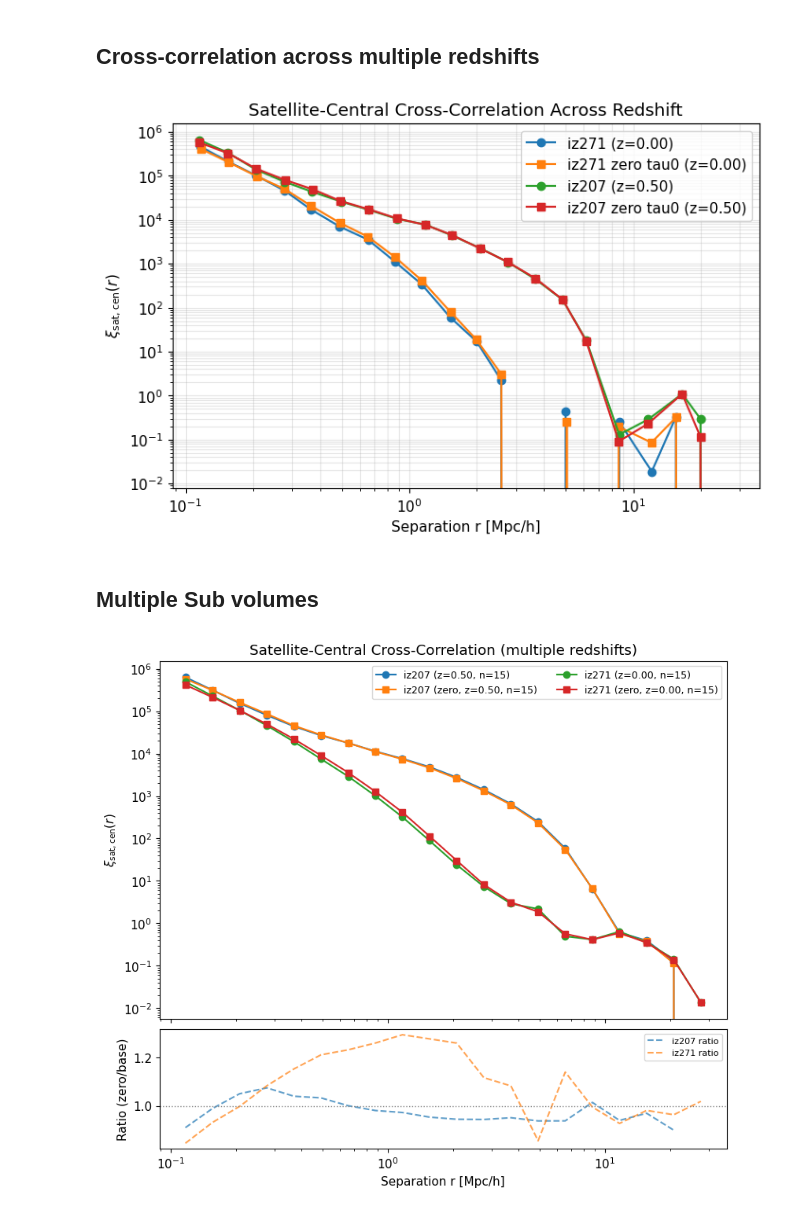
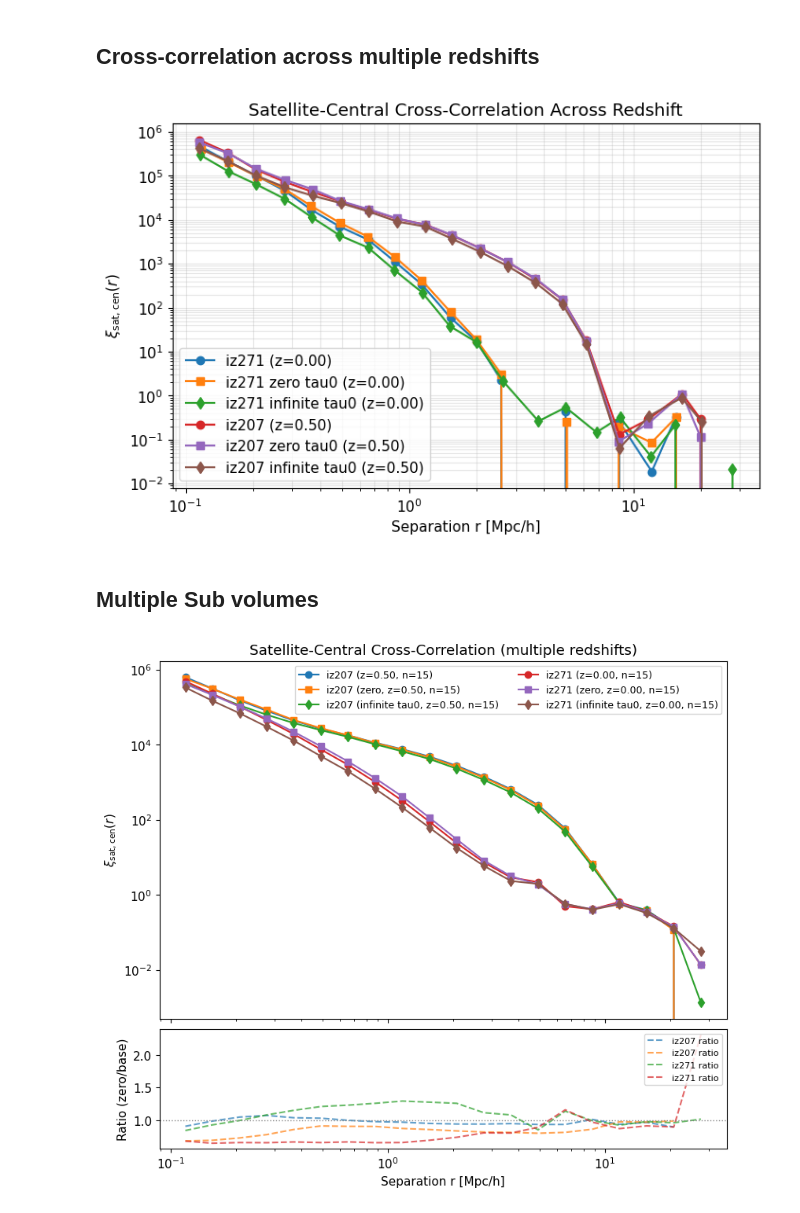
Before and after one commit to OscarHickman/galform_analysis, a Jupyter notebook: examples/dynamical_friction_timescale/satellite_cross_correlation.ipynb, the cells around one changed output. Drawn from its saved outputs; the diff is of its cells as text; code cells hidden in the pictures.

```diff
--- a/examples/dynamical_friction_timescale/satellite_cross_correlation.ipynb
+++ b/examples/dynamical_friction_timescale/satellite_cross_correlation.ipynb
@@ -116,6 +122,15 @@ for snapshot in redshifts:
     )
     res_zero = satellite_central_cross_correlation(
         zero_dir / snapshot,
+        example_ivol,
+        rbins=DEFAULT_RBINS,
+        nthreads=4,
+        satellite_stellar_mass_min=satellite_stellar_mass_min,
+        central_stellar_mass_min=central_stellar_mass_min,
+        host_halo_mass_min=host_halo_mass_min,
+    )
+    res_inf = satellite_central_cross_correlation(
+        inf_dir / snapshot,
         example_ivol,
         rbins=DEFAULT_RBINS,
         nthreads=4,
@@ -144,8 +159,19 @@ for snapshot in redshifts:
         print(f"Skipped {snapshot}: no finite xi zero")
         continue
 
+    if res_inf is None:
+        print(f"Skipped {snapshot}: no data infinite tau0")
+        continue
+    r_inf = res_inf['r'].values
+    xi_inf = res_inf['xi'].values
+    valid_inf = np.isfinite(xi_inf) & (xi_inf > -1)
+    if not np.any(valid_inf):
+        print(f"Skipped {snapshot}: no finite xi infinite tau0")
+        continue
+
     ax.loglog(r_base[valid_base], xi_base[valid_base], 'o-', label=f"{snapshot} (z={z_label})")
     ax.loglog(r_zero[valid_zero], xi_zero[valid_zero], 's-', label=f"{snapshot} zero tau0 (z={z_label})")
+    ax.loglog(r_inf[valid_inf], xi_inf[valid_inf], 'd-', label=f"{snapshot} infinite tau0 (z={z_label})")
 
 ax.set_xlabel('Separation r [Mpc/h]')
 ax.set_ylabel(r'$\xi_{\mathrm{sat,cen}}(r)$')
@@ -154,7 +180,7 @@ ax.legend()
 ax.grid(True, alpha=0.3, which='both')
 plt.show()
 # %% [output]
-[figure, old version]
+[figure, new version]
 # %% [markdown]
 ## Multiple Sub volumes
 # %%
@@ -175,7 +201,7 @@ for snapshot in snapshots:
     z_val = get_snapshot_redshift(snapshot)
     z_label = f"{z_val:.2f}" if z_val is not None else "n/a"
 
-    xi_stack_base, xi_stack_zero = [], []
+    xi_stack_base, xi_stack_zero, xi_stack_inf = [], [], []
     n_used = 0
     for ivol in ivols:
         res_base = satellite_central_cross_correlation(
@@ -196,12 +222,24 @@ for snapshot in snapshots:
             central_stellar_mass_min=central_stellar_mass_min,
             host_halo_mass_min=host_halo_mass_min,
         )
+        res_inf = satellite_central_cross_correlation(
+            inf_dir / snapshot,
+            ivol,
+            rbins=DEFAULT_RBINS,
+            nthreads=4,
+            satellite_stellar_mass_min=satellite_stellar_mass_min,
+            central_stellar_mass_min=central_stellar_mass_min,
+            host_halo_mass_min=host_halo_mass_min,
+        )
 
         xi_vals_base = res_base['xi'].values
         xi_stack_base.append(xi_vals_base)
 
         xi_vals_zero = res_zero['xi'].values
         xi_stack_zero.append(xi_vals_zero)
+
+        xi_vals_inf = res_inf['xi'].values
+        xi_stack_inf.append(xi_vals_inf)
 
         n_used += 1
 
@@ -214,38 +252,60 @@ for snapshot in snapshots:
     xi_std_zero = np.nanstd(xi_stack_zero, axis=0)
 
 
+    xi_stack_inf = np.array(xi_stack_inf)
+    xi_mean_inf = np.nanmean(xi_stack_inf, axis=0)
+    xi_std_inf = np.nanstd(xi_stack_inf, axis=0)
+
     valid_base = np.isfinite(xi_mean_base) & (xi_mean_base > -1) & np.isfinite(r_ref)
     if not np.any(valid_base):
         print(f"Skipped {snapshot}: no finite xi after averaging base")
         continue
 
     valid_zero = np.isfinite(xi_mean_zero) & (xi_mean_zero > -1) & np.isfinite(r_ref)
     if not np.any(valid_zero):
         print(f"Skipped {snapshot}: no finite xi after averaging zero")
         continue
 
+    valid_inf = np.isfinite(xi_mean_inf) & (xi_mean_inf > -1) & np.isfinite(r_ref)
+    if not np.any(valid_inf):
+        print(f"Skipped {snapshot}: no finite xi after averaging infinite tau0")
+        continue
+
     ax.loglog(r_ref[valid_base], xi_mean_base[valid_base], 'o-', label=f"{snapshot} (z={z_label}, n={n_used})")
     ax.loglog(r_ref[valid_zero], xi_mean_zero[valid_zero], 's-', label=f"{snapshot} (zero, z={z_label}, n={n_used})")
+    ax.loglog(r_ref[valid_inf], xi_mean_inf[valid_inf], 'd-', label=f"{snapshot} (infinite tau0, z={z_label}, n={n_used})")
 
-    ratio_mask = valid_base & valid_zero & (xi_mean_base > 0)
-    if np.any(ratio_mask):
-        ratio = xi_mean_zero[ratio_mask] / xi_mean_base[ratio_mask]
+
+    ratio_mask_zero = valid_base & valid_zero & (xi_mean_base > 0)
+    if np.any(ratio_mask_zero):
+        ratio = xi_mean_zero[ratio_mask_zero] / xi_mean_base[ratio_mask_zero]
         ax_ratio.semilogx(
-            r_ref[ratio_mask],
+            r_ref[ratio_mask_zero],
+            ratio,
+            '--',
+            label=f"{snapshot} ratio",
+            alpha=0.7,
+        )
+
+    ratio_mask_inf = valid_base & valid_inf & (xi_mean_base > 0)
+    if np.any(ratio_mask_inf):
+        ratio = xi_mean_inf[ratio_mask_inf] / xi_mean_base[ratio_mask_inf]
+        ax_ratio.semilogx(
+            r_ref[ratio_mask_inf],
             ratio,
             '--',
             label=f"{snapshot} ratio",
             alpha=0.7,
         )
 
 ax.set_ylabel(r'$\xi_{\mathrm{sat,cen}}(r)$')
 ax.set_title('Satellite-Central Cross-Correlation (multiple redshifts)')
 ax.legend(ncol=2, fontsize=9, loc='upper right')
 
 ax_ratio.set_xlabel('Separation r [Mpc/h]')
 ax_ratio.set_ylabel('Ratio (zero/base)')
 ax_ratio.axhline(1.0, color='0.5', lw=1, ls=':')
 ax_ratio.legend(fontsize=8, loc='upper right')
 plt.show()
 # %% [output]
-[figure, old version]
+[figure, new version]
```
Also changed, not shown: parts of 2 cells of this notebook, 34 other files.
